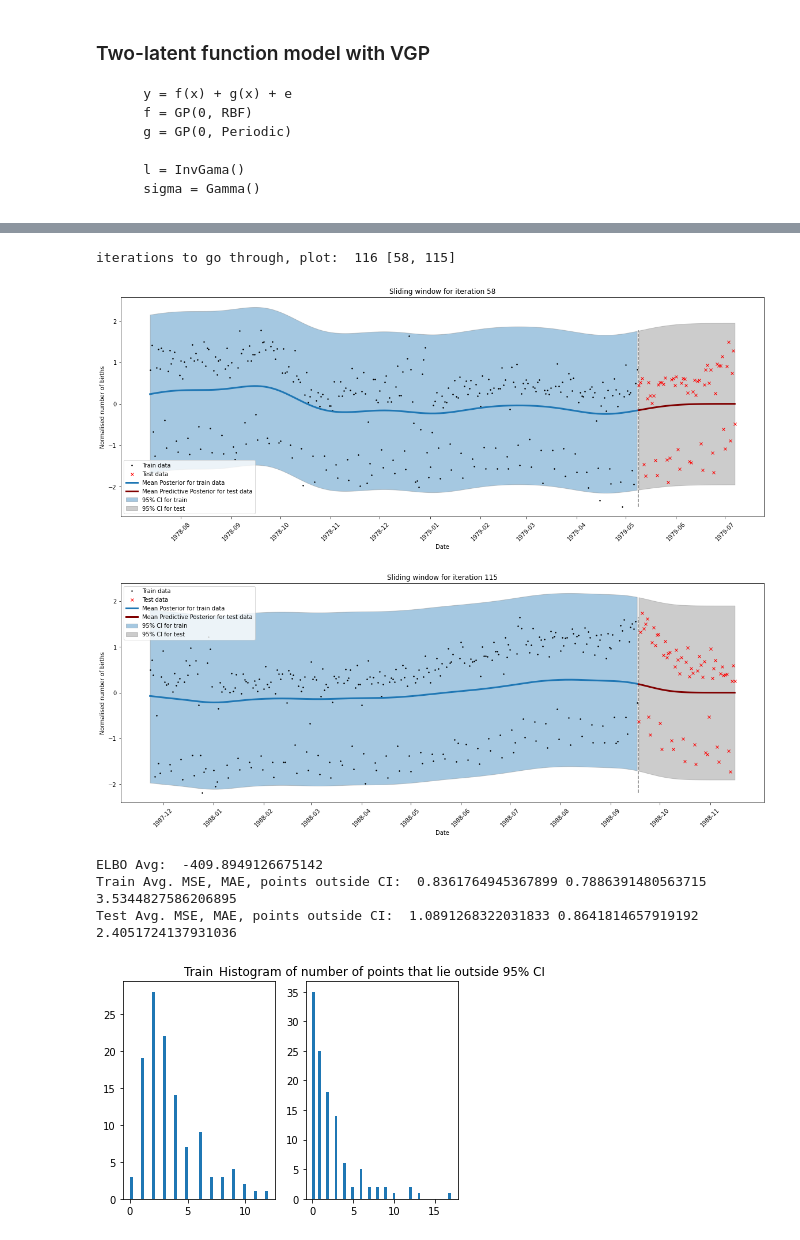
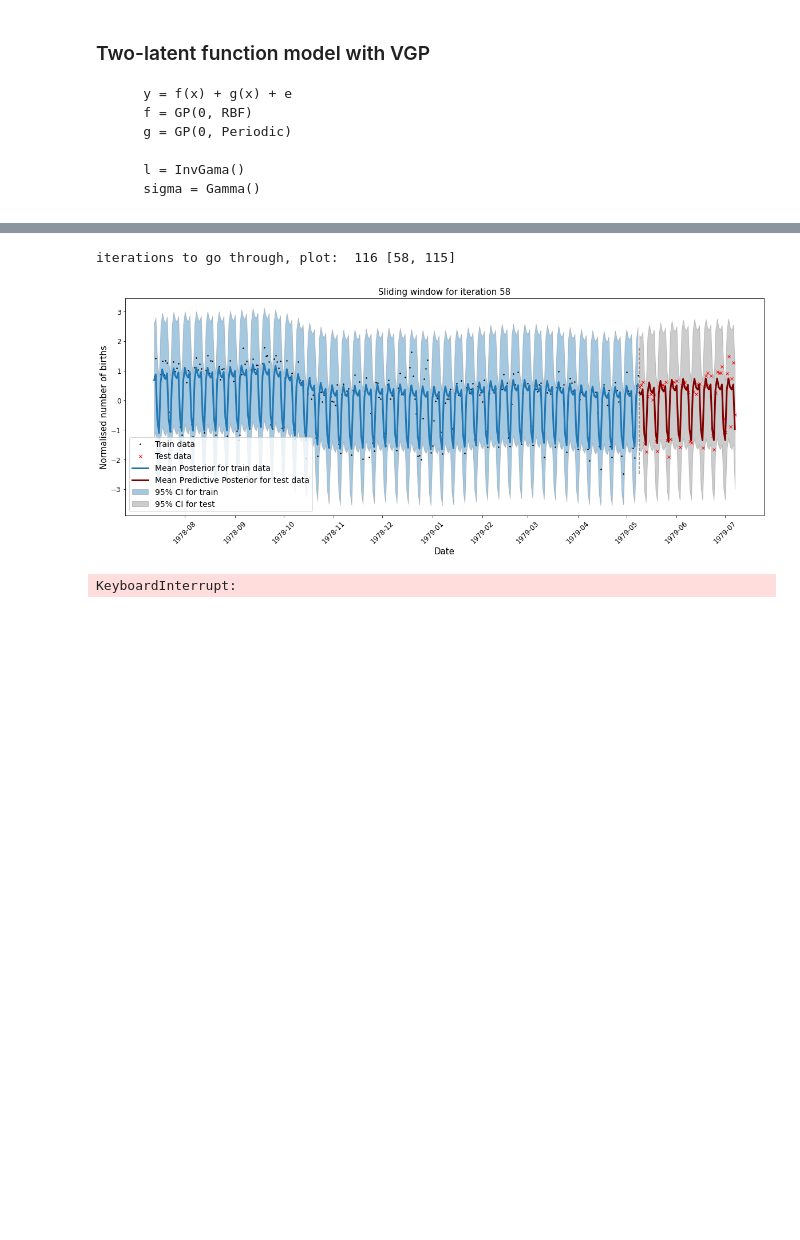
Before and after one commit to CristinaNogRod/GaussianProcesses-TimeSeries, a Jupyter notebook: notebooks/GPFlow/additive_VGP_slidingWindow.ipynb, the cells around one changed output, grey strips where cells are left out. Drawn from its saved outputs; the diff is of its cells as text; code cells hidden in the pictures; blank space fills up the shorter version.

```diff
--- a/notebooks/GPFlow/additive_VGP_slidingWindow.ipynb
+++ b/notebooks/GPFlow/additive_VGP_slidingWindow.ipynb
@@ -68,7 +68,7 @@ def optimise_model(model, epochs=50):
     for epoch in range(1, epochs + 1):
         optimisation_step()
 # %%
-def slidingwindow_alg(splits, window_size, epochs=50, l0=77):
+def slidingwindow_alg(splits, window_size, epochs=50, l0=77, p=365):
     split_dataframes = split_dataframe_by_position(data, splits)
 
     # evaluation lists
@@ -83,8 +83,6 @@ def slidingwindow_alg(splits, window_size, epochs=50, l0=77):
     # which iteration to plot
     iteration_plot = [int(floor(iterations/2)), iterations-1]
     print('iterations to go through, plot: ', iterations, iteration_plot)
-
-    ls = []; vs = []
 
     for i in range(splits-window_size):
         # create new dataframe
@@ -108,26 +106,31 @@ def slidingwindow_alg(splits, window_size, epochs=50, l0=77):
 
         # build model
         if i == 0:
-            kernel = gpflow.kernels.RBF(lengthscales = l0, variance = 1)
+            kernel = gpflow.kernels.RBF(lengthscales = l0, variance = 1) + gpflow.kernels.Periodic(gpflow.kernels.Matern32(), period=p)
         else:
             # re-optimize from starting values = optimizes hyperparameters in previous window
-            kernel = gpflow.kernels.RBF(lengthscales = l, variance = v)
+            kernel = gpflow.kernels.RBF(lengthscales = l_0, variance = v0) + gpflow.kernels.Periodic(gpflow.kernels.Matern32(lengthscales=l1, variance=v1), period=p_1)
         model = gpflow.models.VGP((x_train, y_train), kernel, gpflow.likelihoods.Gaussian(), num_latent_gps=1)
         if i != 0:
             model.q_mu.assign(q_mu)
             model.q_sqrt.assign(q_sqrt)
         model.likelihood.variance.prior = tfp.distributions.Normal(to_default_float(0), to_default_float(1))
-        model.kernel.lengthscales.prior = tfp.distributions.InverseGamma(to_default_float(1), to_default_float(1))
-        model.kernel.variance.prior = tfp.distributions.Gamma(to_default_float(1), to_default_float(1))
+        model.kernel.kernels[0].lengthscales.prior = tfp.distributions.InverseGamma(to_default_float(1), to_default_float(1))
+        model.kernel.kernels[0].variance.prior = tfp.distributions.Gamma(to_default_float(1), to_default_float(1))
+        model.kernel.kernels[1].base_kernel.lengthscales.prior = tfp.distributions.InverseGamma(to_default_float(1), to_default_float(1))
+        model.kernel.kernels[1].base_kernel.variance.prior = tfp.distributions.Gamma(to_default_float(1), to_default_float(1))
+        model.kernel.kernels[1].period.prior = tfp.distributions.Uniform(to_default_float(0), to_default_float(1))
 
         # optimise/train step
         optimise_model(model, epochs=epochs)
 
         # save hyperparameters
-        l = model.kernel.lengthscales.numpy()
-        v = model.kernel.variance.numpy()
-        ls.append(l); vs.append(v)
-        q_mu = model.q_mu.numpy(); q_sqrt = model.q_sqrt.numpy();
+        l_0 = model.kernel.kernels[0].lengthscales.numpy()
+        l1 = model.kernel.kernels[1].base_kernel.lengthscales.numpy()
+        v0 = model.kernel.kernels[0].variance.numpy()
+        v1 = model.kernel.kernels[1].base_kernel.variance.numpy()
+        p_1 = model.kernel.kernels[1].period.numpy()
+        q_mu = model.q_mu.numpy(); q_sqrt = model.q_sqrt.numpy()
 
         # predict
         mean_train, var_train = model.predict_y(x_train)
@@ -171,15 +174,5 @@ def slidingwindow_alg(splits, window_size, epochs=50, l0=77):
     plt.legend()
     plt.show()
 
-    # evolution of ls and vs
-    fig, ax = plt.subplots(1,2, figsize=(8,4))
-    ax[0].plot(np.linspace(1,iterations, iterations), ls, '-')
-    ax[0].set_ylabel('lengthscales')
-    ax[0].set_xlabel('Windows')
-    ax[1].plot(np.linspace(1,iterations, iterations), vs, '-')
-    ax[1].set_ylabel('variances')
-    ax[1].set_xlabel('Windows')
-    plt.show()
-
     return print_summary(model, fmt='notebook')
 # %%
@@ -204,10 +200,6 @@ Test Avg. MSE, MAE, points outside CI:  1.0187488996922012 0.8469040250440749 1.
 # %%
-slidingwindow_alg(121, 5, epochs=30, l0=30)
+slidingwindow_alg(121, 5, epochs=30, l0=30, p=7)
 # %% [output]
 iterations to go through, plot:  116 [58, 115]
-[figure, old version]
+[figure, new version]
-[figure, removed]
-ELBO Avg:  -409.8949126675142
-Train Avg. MSE, MAE, points outside CI:  0.8361764945367899 0.7886391480563715 3.5344827586206895
-Test Avg. MSE, MAE, points outside CI:  1.0891268322031833 0.8641814657919192 2.4051724137931036
+KeyboardInterrupt:
-[figure, removed]
```
Also changed, not shown: parts of 12 cells of this notebook, 5 other files.
